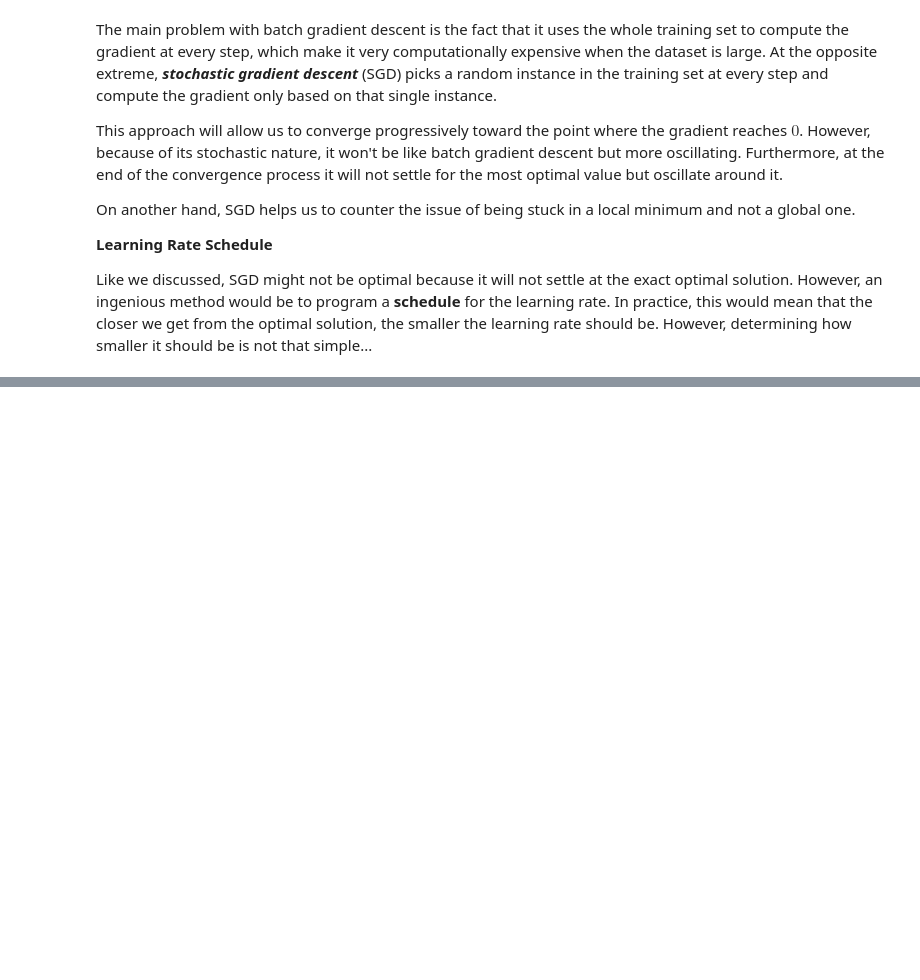
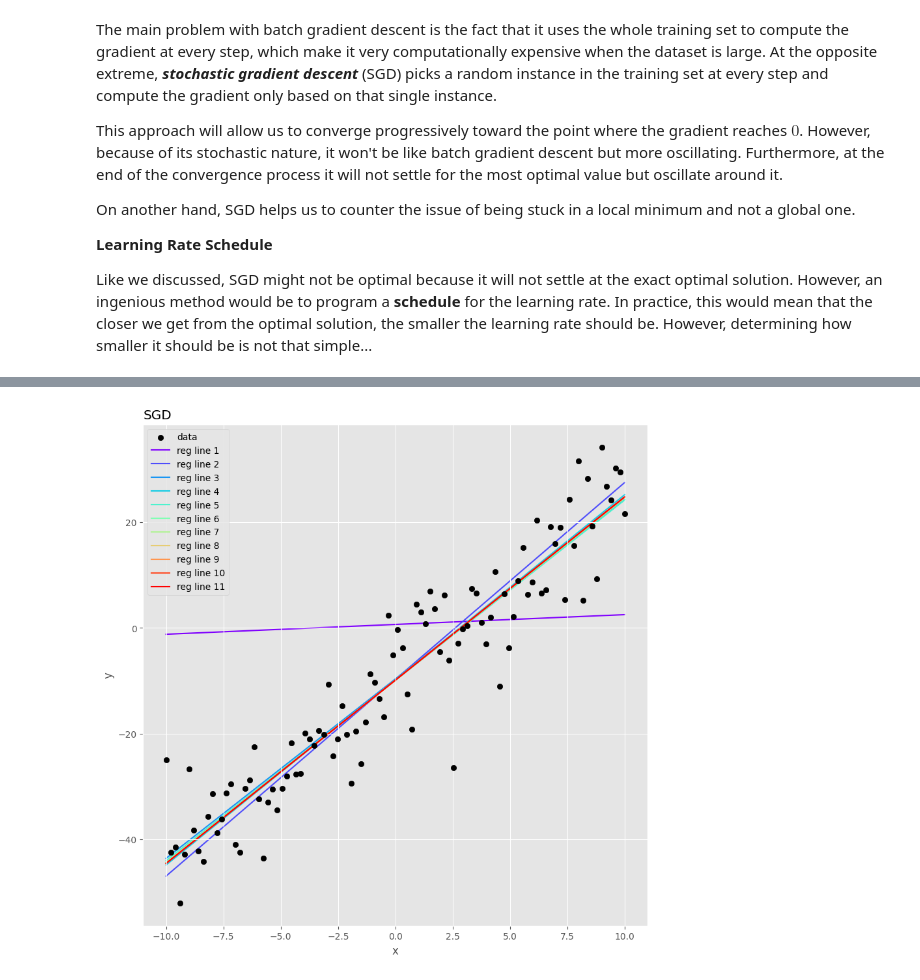
Before and after one commit to YVYX04/ML_First_Steps, a Jupyter notebook: 04_Training_Models.ipynb, the cells around one changed output, grey strips where cells are left out. Saved outputs shown, nothing was run; the diff lists cells and outputs as text; code cells hidden in the pictures; blank space fills up the shorter version.

```diff
--- a/04_Training_Models.ipynb
+++ b/04_Training_Models.ipynb
@@ -499,0 +715,23 @@ Like we discussed, SGD might not be optimal because it will not settle at the ex
+# %%
+fig, ax = plt.subplots(figsize=(10, 10))
+
+# the data points:
+ax.scatter(x, y, color='black', label='data')
+
+# the linear regression lines:
+thetas_plot = [thetas[0], thetas[10], thetas[20], thetas[30], thetas[40], thetas[50], thetas[60], thetas[70], thetas[80], thetas[90], thetas[99]]
+colors = cm.rainbow(np.linspace(0, 1, len(thetas_plot)))
+counter = 1
+for theta, color in zip(thetas_plot, colors):
+    y_pred = theta[0] + theta[1]*xs
+    ax.plot(xs, y_pred, color=color, alpha=1, zorder=0, label=f'reg line {counter}')
+    ax.legend()
+    counter += 1
+
+# aesthetics:
+ax.set_xlabel('x')
+ax.set_ylabel('y')
+ax.set_title('SGD', loc='left')
+plt.show()
+# %% [output]
+[figure, added]
```
Also changed, not shown: parts of 15 cells of this notebook.
